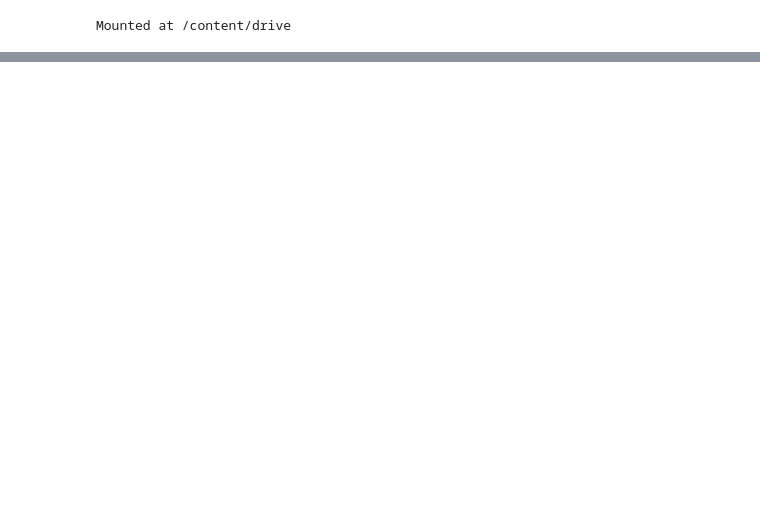
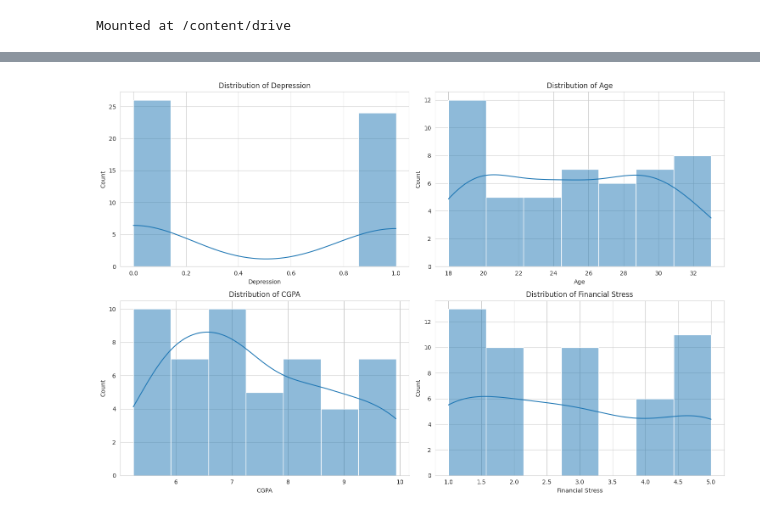
Before and after one commit to Elenanda/Repo2_MachineLearning, a Jupyter notebook: Depresi.ipynb, the cells around one changed output, grey strips where cells are left out. Cells and saved outputs as stored; diff of their text form; code cells hidden in the pictures; blank space fills up the shorter version.

```diff
--- a/Depresi.ipynb
+++ b/Depresi.ipynb
@@ -81,0 +385,7 @@ plt.gca().spines[['top', 'right',]].set_visible(False)
+# %%
+# Load the dataset with the correct filename
+df = pd.read_csv('data_50_depresi.csv')
+
+# Display the first few rows and data types
+display(df.head())
+display(df.info())
@@ -81,0 +446,26 @@ plt.gca().spines[['top', 'right',]].set_visible(False)
+# %%
+import matplotlib.pyplot as plt
+import seaborn as sns
+
+# Set the style for the plots
+sns.set_style('whitegrid')
+
+# Create histograms for key numerical features
+fig, axes = plt.subplots(2, 2, figsize=(15, 10))
+
+sns.histplot(data=df, x='Depression', ax=axes[0, 0], kde=True)
+axes[0, 0].set_title('Distribution of Depression')
+
+sns.histplot(data=df, x='Age', ax=axes[0, 1], kde=True)
+axes[0, 1].set_title('Distribution of Age')
+
+sns.histplot(data=df, x='CGPA', ax=axes[1, 0], kde=True)
+axes[1, 0].set_title('Distribution of CGPA')
+
+sns.histplot(data=df, x='Financial Stress', ax=axes[1, 1], kde=True)
+axes[1, 1].set_title('Distribution of Financial Stress')
+
+plt.tight_layout()
+plt.show()
+# %% [output]
+[figure, added]
```
Also changed, not shown: parts of 80 cells of this notebook.
